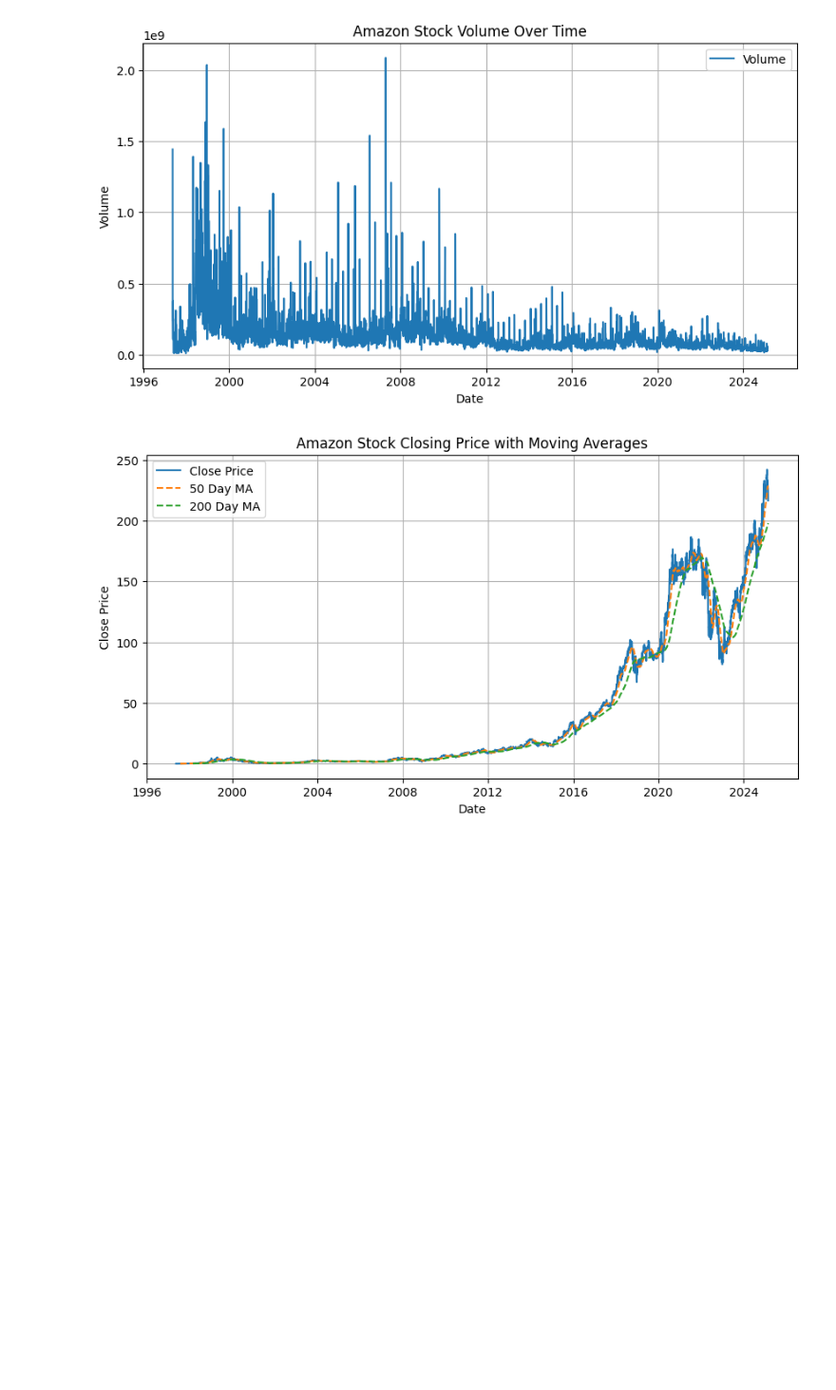
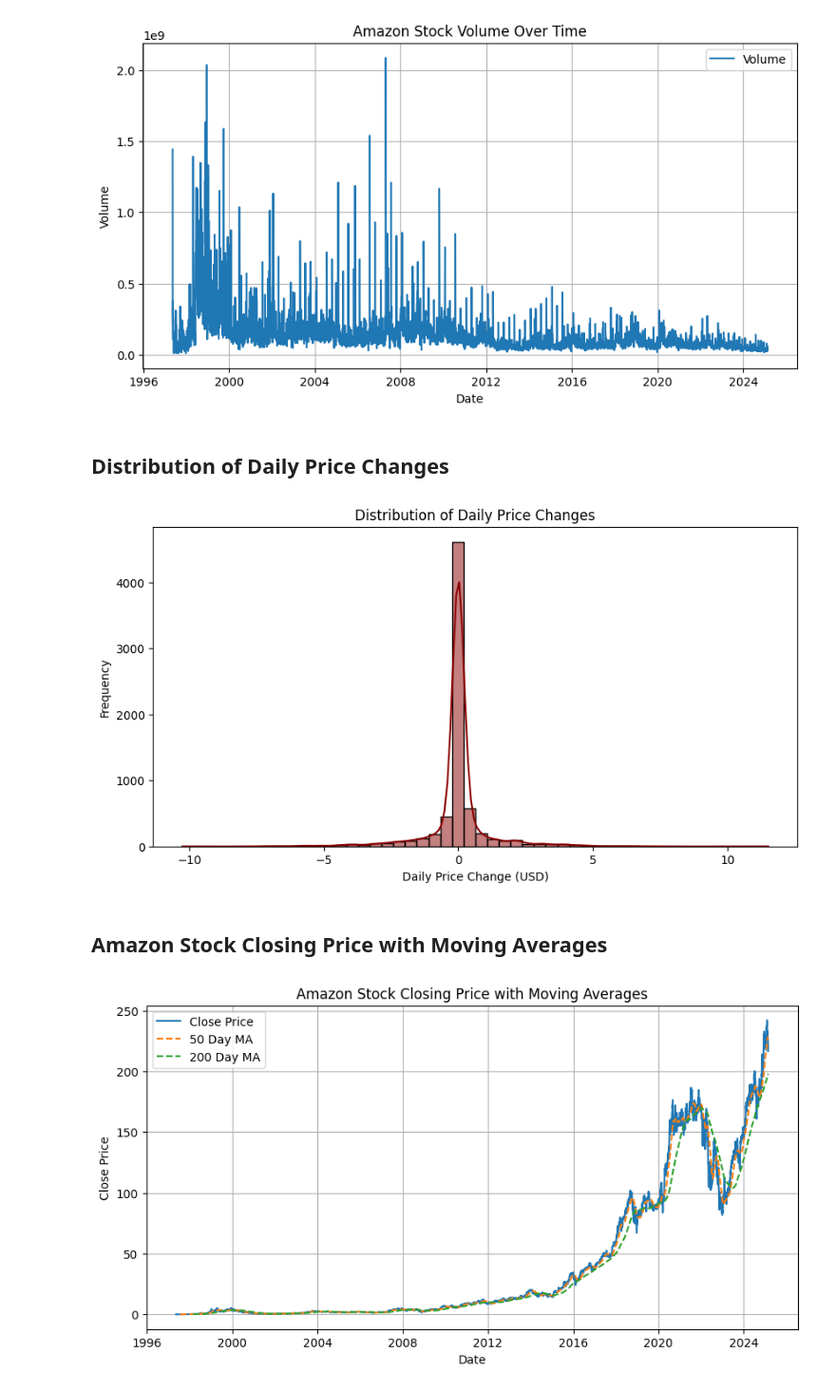
Before and after one commit to marwanali213/Amazon-Stock-Forecasting, a Jupyter notebook: notebooks/data_exploration_and_preprocessing.ipynb, the cells around one changed output. Shown at 95% size. Drawn from its saved outputs; the diff is of its cells as text; code cells hidden in the pictures; blank space fills up the shorter version.

```diff
--- a/notebooks/data_exploration_and_preprocessing.ipynb
+++ b/notebooks/data_exploration_and_preprocessing.ipynb
@@ -99,6 +101,22 @@ plt.grid(True)
 plt.show()
 # %% [output]
 [figure]
+# %% [markdown]
+## Distribution of Daily Price Changes
+# %%
+df['Daily Change'] = df['Close'] - df['Open']
+
+plt.figure(figsize=(10, 5))
+sns.histplot(df['Daily Change'], bins=50, kde=True, color="darkred")
+plt.title("Distribution of Daily Price Changes")
+plt.xlabel("Daily Price Change (USD)")
+plt.ylabel("Frequency")
+plt.savefig("../outputs/figures/daily_price_change_distribution.png", format='png', dpi=300, bbox_inches='tight')
+plt.show()
+# %% [output]
+[figure, added]
+# %% [markdown]
+## Amazon Stock Closing Price with Moving Averages
 # %%
 df['50_MA'] = df['Close'].rolling(window=50).mean()
 df['200_MA'] = df['Close'].rolling(window=200).mean()
```
Also changed, not shown: parts of 7 cells of this notebook, 9 other files.
